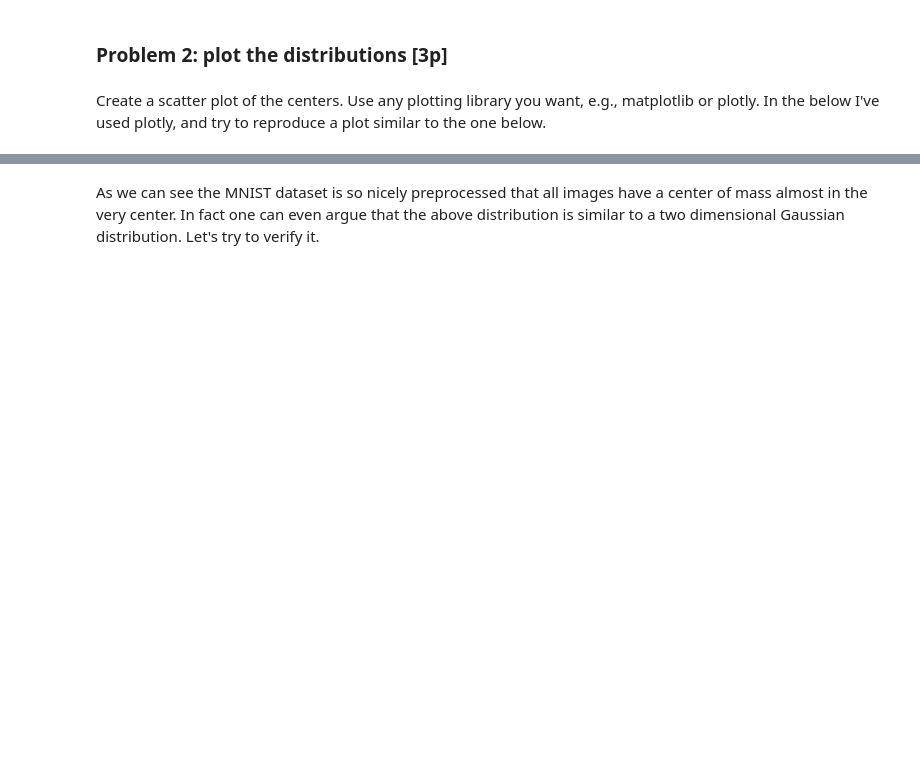
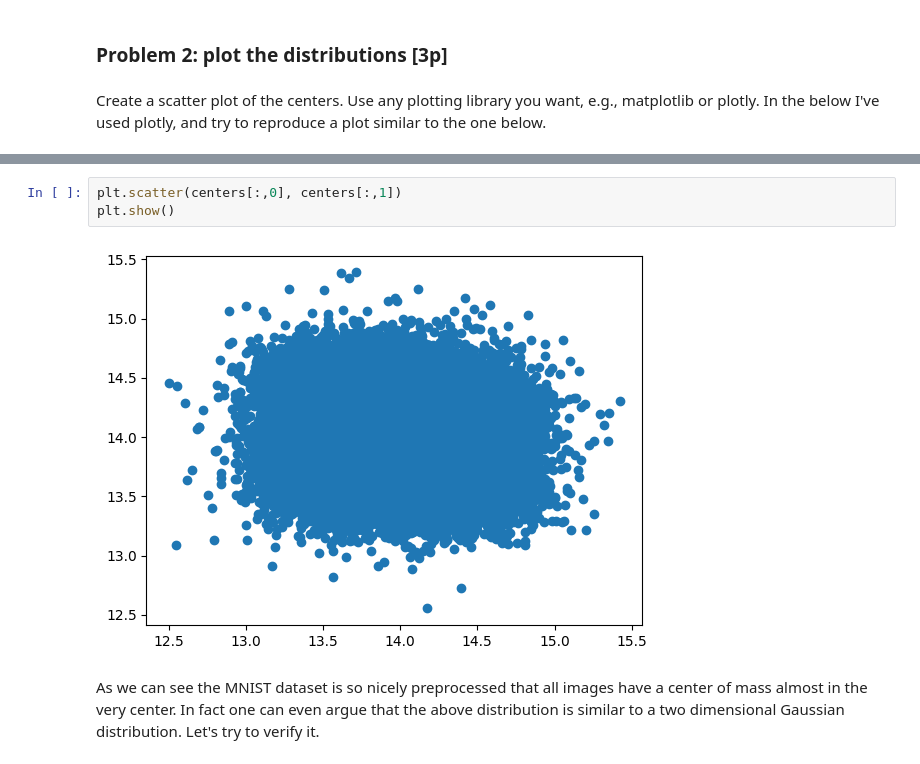
Before and after one commit to dmika1234/ml_uwr_22, a Jupyter notebook: Assignments/Assignment2.ipynb, the cells around one changed output, grey strips where cells are left out. Cells and saved outputs as stored; diff of their text form; blank space fills up the shorter version.

```diff
--- a/Assignments/Assignment2.ipynb
+++ b/Assignments/Assignment2.ipynb
@@ -131,3 +127,8 @@ Create a scatter plot of the centers. Use any plotting library you want, e.g., m
+# %%
+plt.scatter(centers[:,0], centers[:,1])
+plt.show()
+# %% [output]
+[figure, added]
 # %% [markdown]
 As we can see the MNIST dataset is so nicely preprocessed that all images have a center of mass almost in the very center.
 In fact one can even argue that the above distribution is similar to a two dimensional Gaussian distribution. Let's try to verify it.
```
Also changed, not shown: parts of 13 cells of this notebook.
